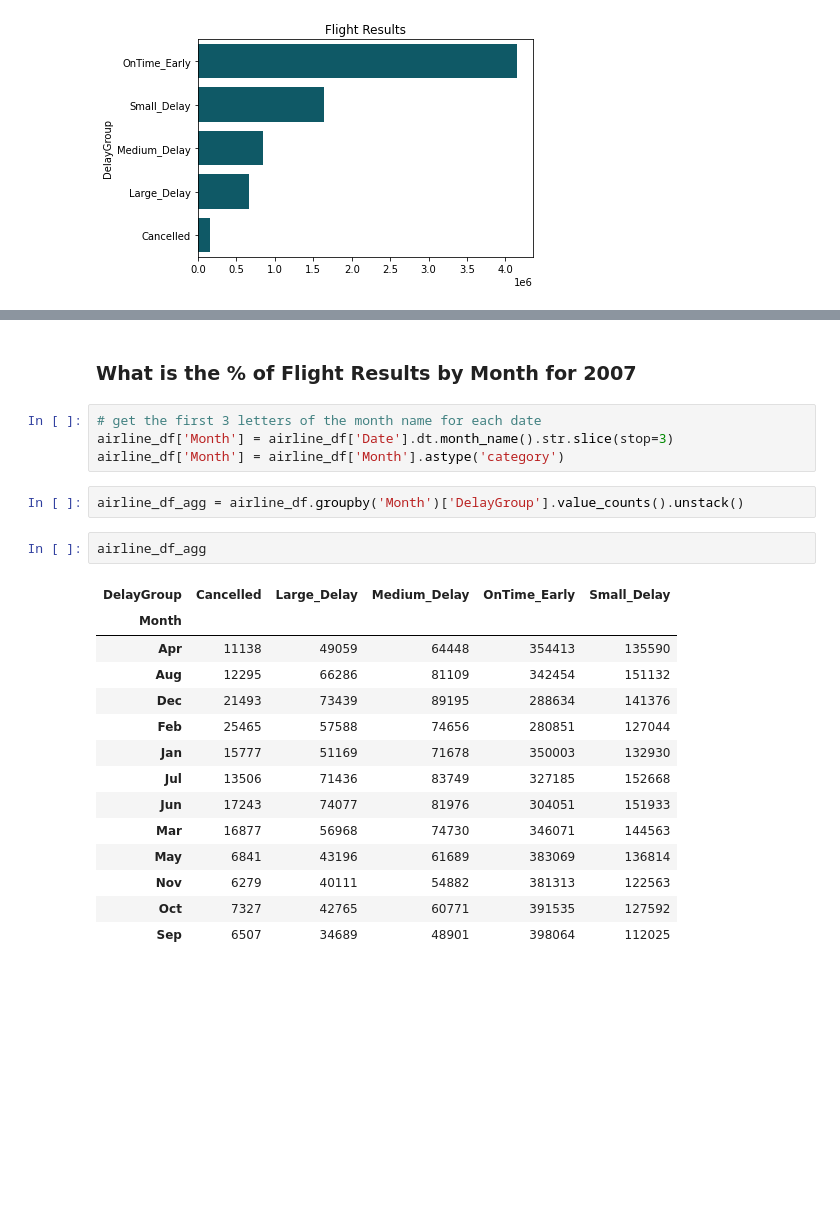
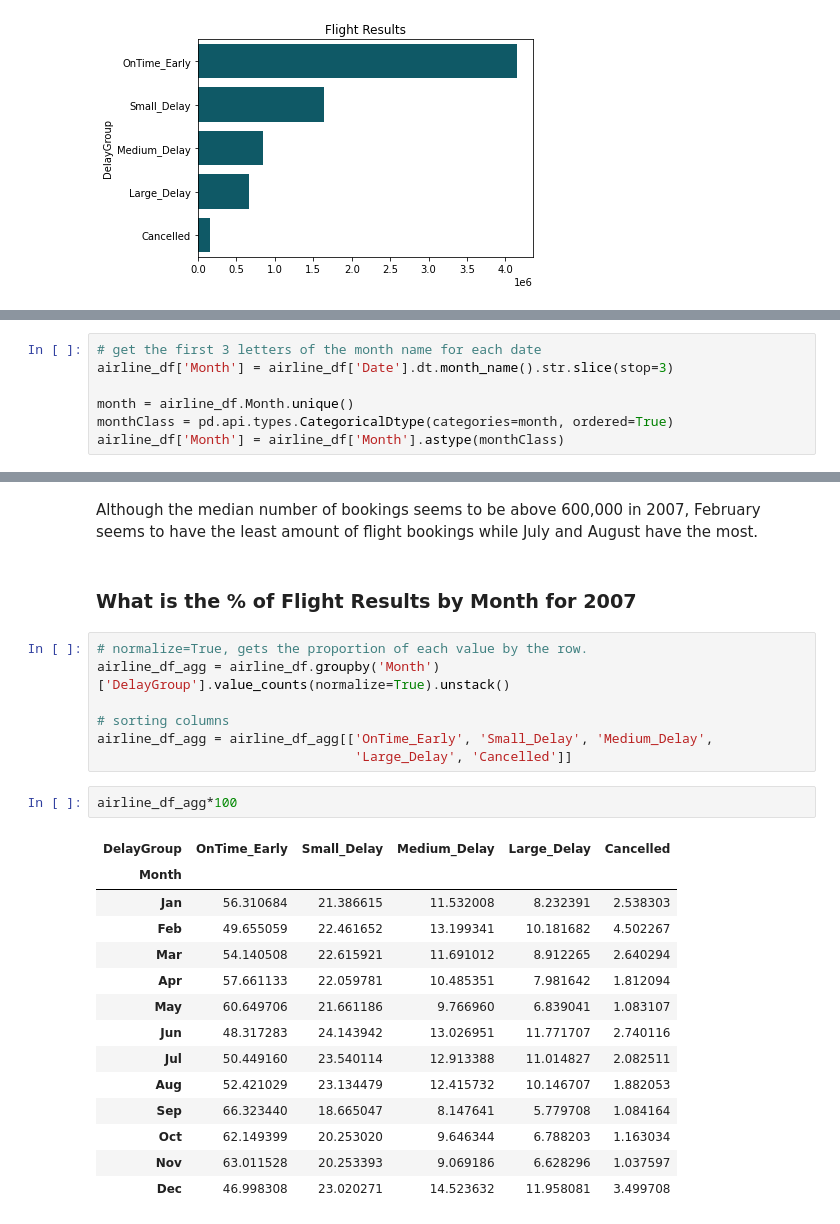
Before and after one commit to EsosaOrumwese/ALX-T-Nanodegree, a Jupyter notebook: Data Analytics/Projects/Airline On-Time Performance Data/eda_act.ipynb, the cells around one changed output, grey strips where cells are left out. Drawn from its saved outputs; the diff is of its cells as text; blank space fills up the shorter version.

```diff
--- a/Data Analytics/Projects/Airline On-Time Performance Data/eda_act.ipynb
+++ b/Data Analytics/Projects/Airline On-Time Performance Data/eda_act.ipynb
@@ -207,0 +210,7 @@ plt.xlabel('');
+# %%
+# get the first 3 letters of the month name for each date
+airline_df['Month'] = airline_df['Date'].dt.month_name().str.slice(stop=3)
+
+month = airline_df.Month.unique()
+monthClass = pd.api.types.CategoricalDtype(categories=month, ordered=True)
+airline_df['Month'] = airline_df['Month'].astype(monthClass)
@@ -208,25 +248,28 @@ plt.xlabel('');
+# %% [markdown]
+Although the median number of bookings seems to be above 600,000 in 2007, February seems to have the least amount of flight bookings while July and August have the most.
 # %% [markdown]
 ### What is the % of Flight Results by Month for 2007
-# %%
-# get the first 3 letters of the month name for each date
-airline_df['Month'] = airline_df['Date'].dt.month_name().str.slice(stop=3)
-airline_df['Month'] = airline_df['Month'].astype('category')
-# %%
-airline_df_agg = airline_df.groupby('Month')['DelayGroup'].value_counts().unstack()
+# %%
+# normalize=True, gets the proportion of each value by the row.
+airline_df_agg = airline_df.groupby('Month')['DelayGroup'].value_counts(normalize=True).unstack()
+
+# sorting columns
+airline_df_agg = airline_df_agg[['OnTime_Early', 'Small_Delay', 'Medium_Delay',
+                                 'Large_Delay', 'Cancelled']]
 # %%
-airline_df_agg
+airline_df_agg*100
 # %% [output]
-| DelayGroup | Cancelled | Large_Delay | Medium_Delay | OnTime_Early | Small_Delay |
+| DelayGroup | OnTime_Early | Small_Delay | Medium_Delay | Large_Delay | Cancelled |
 | Month |  |  |  |  |  |
-| Apr | 11138 | 49059 | 64448 | 354413 | 135590 |
-| Aug | 12295 | 66286 | 81109 | 342454 | 151132 |
-| Dec | 21493 | 73439 | 89195 | 288634 | 141376 |
-| Feb | 25465 | 57588 | 74656 | 280851 | 127044 |
-| Jan | 15777 | 51169 | 71678 | 350003 | 132930 |
-| Jul | 13506 | 71436 | 83749 | 327185 | 152668 |
-| Jun | 17243 | 74077 | 81976 | 304051 | 151933 |
-| Mar | 16877 | 56968 | 74730 | 346071 | 144563 |
-| May | 6841 | 43196 | 61689 | 383069 | 136814 |
-| Nov | 6279 | 40111 | 54882 | 381313 | 122563 |
-| Oct | 7327 | 42765 | 60771 | 391535 | 127592 |
-| Sep | 6507 | 34689 | 48901 | 398064 | 112025 |
+| Jan | 56.310684 | 21.386615 | 11.532008 | 8.232391 | 2.538303 |
+| Feb | 49.655059 | 22.461652 | 13.199341 | 10.181682 | 4.502267 |
+| Mar | 54.140508 | 22.615921 | 11.691012 | 8.912265 | 2.640294 |
+| Apr | 57.661133 | 22.059781 | 10.485351 | 7.981642 | 1.812094 |
+| May | 60.649706 | 21.661186 | 9.766960 | 6.839041 | 1.083107 |
+| Jun | 48.317283 | 24.143942 | 13.026951 | 11.771707 | 2.740116 |
+| Jul | 50.449160 | 23.540114 | 12.913388 | 11.014827 | 2.082511 |
+| Aug | 52.421029 | 23.134479 | 12.415732 | 10.146707 | 1.882053 |
+| Sep | 66.323440 | 18.665047 | 8.147641 | 5.779708 | 1.084164 |
+| Oct | 62.149399 | 20.253020 | 9.646344 | 6.788203 | 1.163034 |
+| Nov | 63.011528 | 20.253393 | 9.069186 | 6.628296 | 1.037597 |
+| Dec | 46.998308 | 23.020271 | 14.523632 | 11.958081 | 3.499708 |
```
Also changed, not shown: parts of 9 cells of this notebook.
